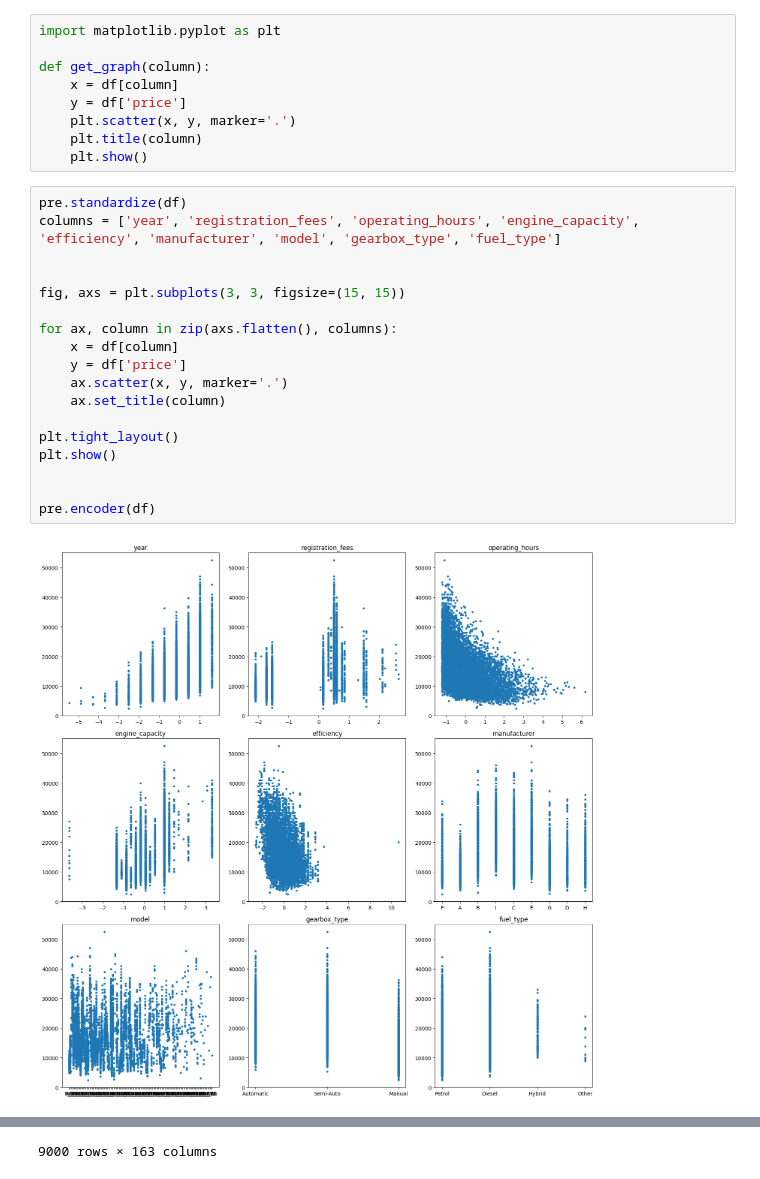
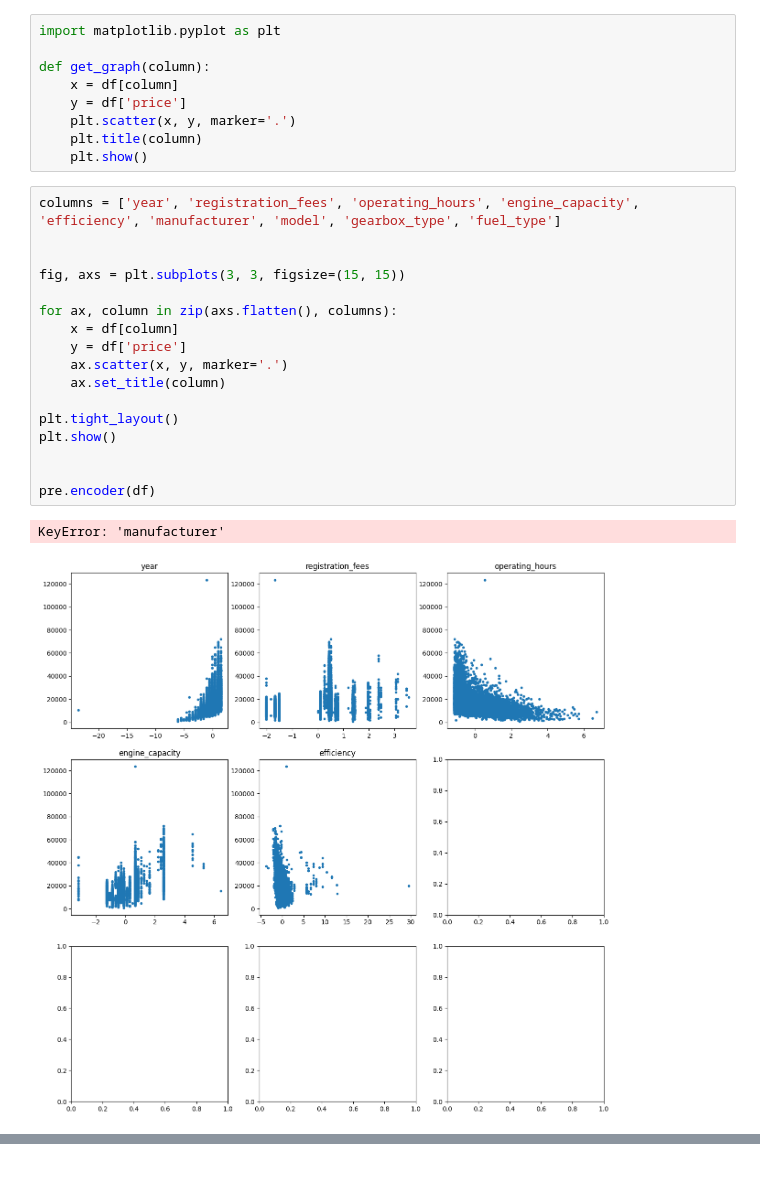
Before and after one commit to boring180/COMP5212_project, a Jupyter notebook: data_analy.ipynb, the cells around one changed output, grey strips where cells are left out. Saved outputs shown, nothing was run; the diff lists cells and outputs as text.

```diff
--- a/data_analy.ipynb
+++ b/data_analy.ipynb
@@ -28,22 +26,22 @@ def get_graph(column):
     plt.title(column)
     plt.show()
 # %%
-pre.standardize(df)
 columns = ['year', 'registration_fees', 'operating_hours', 'engine_capacity', 'efficiency', 'manufacturer', 'model', 'gearbox_type', 'fuel_type']
 
 
 fig, axs = plt.subplots(3, 3, figsize=(15, 15))
 
 for ax, column in zip(axs.flatten(), columns):
     x = df[column]
     y = df['price']
     ax.scatter(x, y, marker='.')
     ax.set_title(column)
 
 plt.tight_layout()
 plt.show()
 
 
 pre.encoder(df)
 # %% [output]
+KeyError: 'manufacturer'
-[figure, old version]
+[figure, new version]
@@ -62 +47,0 @@ pre.encoder(df)
-9000 rows × 163 columns
```
Also changed, not shown: parts of 3 cells of this notebook, 2 other files.
